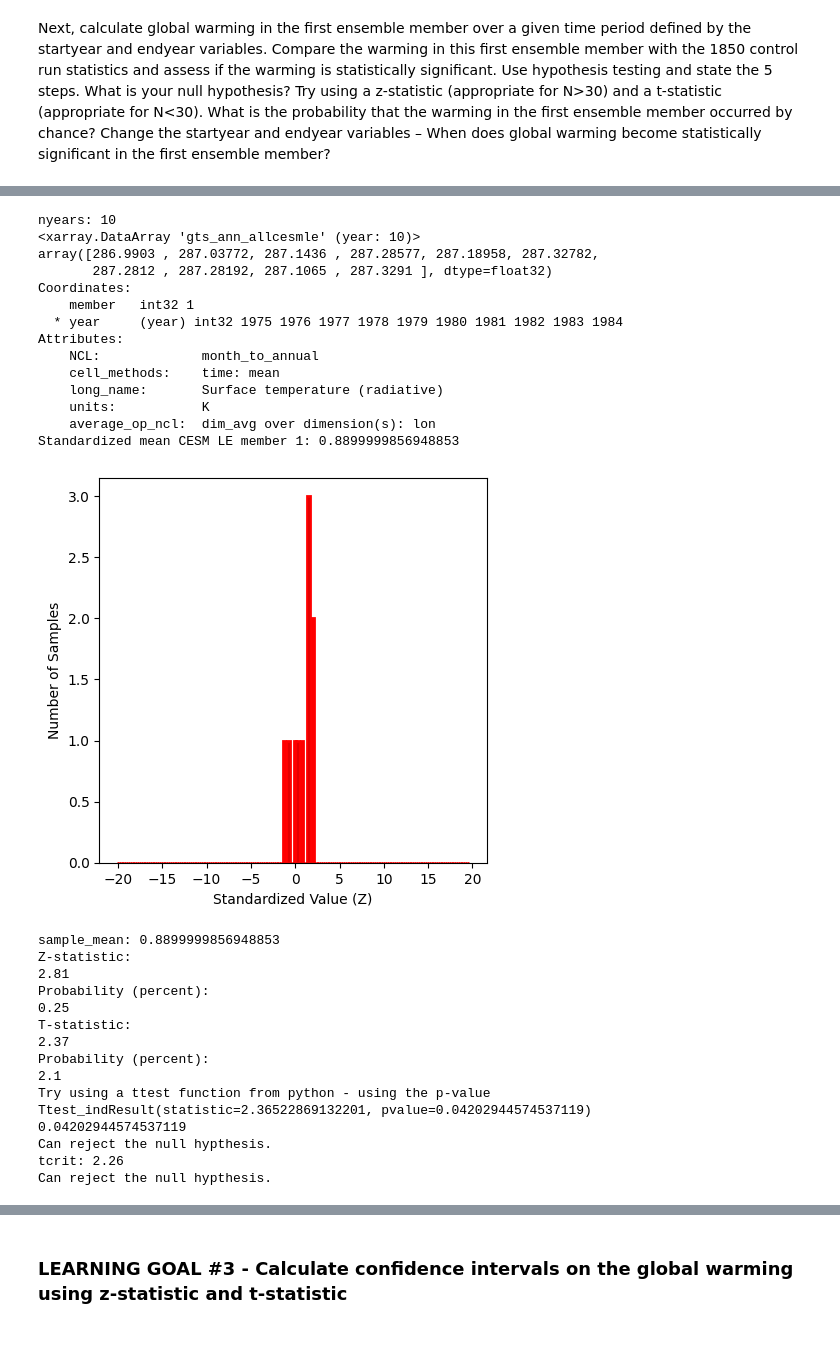
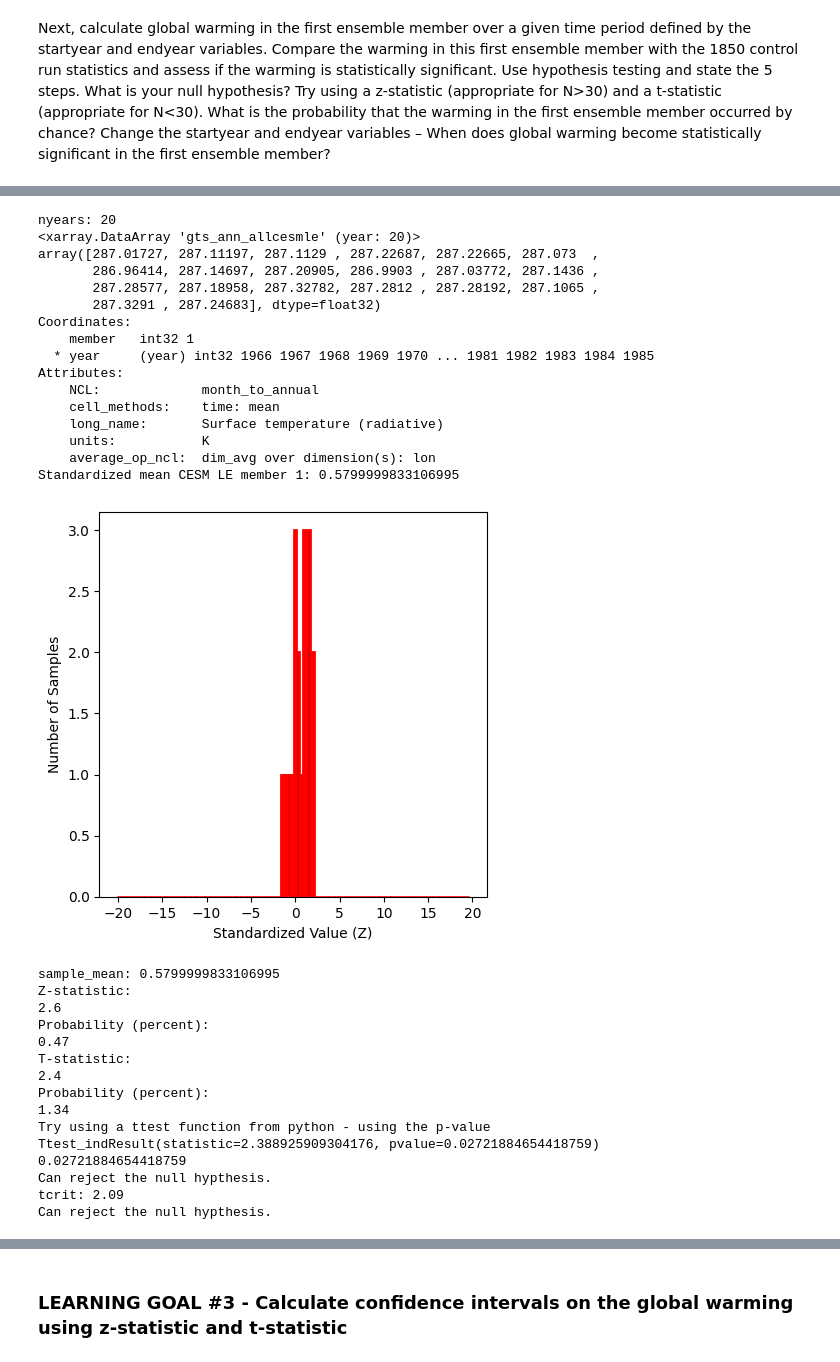
Before and after one commit to GilbertCloud/ATOC5860, a Jupyter notebook: labs/lab1/ATOC5860_applicationslab1_ztest_ttest.ipynb, the cells around one changed output, grey strips where cells are left out. Cells and saved outputs as stored; diff of their text form; code cells hidden in the pictures.

```diff
--- a/labs/lab1/ATOC5860_applicationslab1_ztest_ttest.ipynb
+++ b/labs/lab1/ATOC5860_applicationslab1_ztest_ttest.ipynb
@@ -111,40 +124,42 @@ Next, calculate global warming in the first ensemble member over a given time pe
 # %%
 ### Next let's calculate the global warming in the first ensemble member over a given time period.
 ### Our end goal is compare this warming to the 1850 control run and assess if the warming is statistically significant.
 
 ### Start by standardizing member 1 data using the 1850 control mean and standard deviation
-startyear=1975 ##CHANGE ME
-endyear=1985   ##CHANGE ME
+startyear=1966 ##CHANGE ME
+endyear=1986   ##CHANGE ME
 nyrs=(endyear-startyear)
 print(f'nyears: {nyrs}')
 gts_mem1=gts.sel(member=1).sel(year=slice(startyear,endyear-1))
 print(gts_mem1)
 gts_mem1_norm=(gts_mem1-gts_1850_mean)/gts_1850_std
 
 print(f'Standardized mean CESM LE member 1: {np.round(np.mean(gts_mem1_norm).values,2)}')
 
 ## plot a histogram to see the range of values
 xinc = np.arange(-20,20,.25)
 hx=np.histogram(gts_mem1_norm,xinc);
 plt.bar(hx[1][:-1],hx[0],edgecolor = 'r', color = 'k', width = .25, linewidth = 2);
 plt.ylabel('Number of Samples');
 plt.xlabel('Standardized Value (Z)');
 # %% [output]
-nyears: 10
-<xarray.DataArray 'gts_ann_allcesmle' (year: 10)>
-array([286.9903 , 287.03772, 287.1436 , 287.28577, 287.18958, 287.32782,
-       287.2812 , 287.28192, 287.1065 , 287.3291 ], dtype=float32)
+nyears: 20
+<xarray.DataArray 'gts_ann_allcesmle' (year: 20)>
+array([287.01727, 287.11197, 287.1129 , 287.22687, 287.22665, 287.073  ,
+       286.96414, 287.14697, 287.20905, 286.9903 , 287.03772, 287.1436 ,
+       287.28577, 287.18958, 287.32782, 287.2812 , 287.28192, 287.1065 ,
+       287.3291 , 287.24683], dtype=float32)
 Coordinates:
     member   int32 1
-  * year     (year) int32 1975 1976 1977 1978 1979 1980 1981 1982 1983 1984
+  * year     (year) int32 1966 1967 1968 1969 1970 ... 1981 1982 1983 1984 1985
 Attributes:
     NCL:             month_to_annual
     cell_methods:    time: mean
     long_name:       Surface temperature (radiative)
     units:           K
     average_op_ncl:  dim_avg over dimension(s): lon
-Standardized mean CESM LE member 1: 0.8899999856948853
+Standardized mean CESM LE member 1: 0.5799999833106995
-[figure, old version]
+[figure, new version]
 # %%
 ## What is the probability that the mean annual global mean temperature was X assuming no global warming?
 ## Test the null hypothesis that the sample mean is equal to the population mean.
@@ -199,18 +214,18 @@ if np.abs(tw.statistic) > np.abs(tcrit):
 else:
     print('Cannot reject the null hypthesis.')
 # %% [output]
-sample_mean: 0.8899999856948853
+sample_mean: 0.5799999833106995
 Z-statistic:
-2.81
+2.6
 Probability (percent):
-0.25
+0.47
 T-statistic:
-2.37
+2.4
 Probability (percent):
-2.1
+1.34
 Try using a ttest function from python - using the p-value
-Ttest_indResult(statistic=2.36522869132201, pvalue=0.04202944574537119)
-0.04202944574537119
+Ttest_indResult(statistic=2.388925909304176, pvalue=0.02721884654418759)
+0.02721884654418759
 Can reject the null hypthesis.
-tcrit: 2.26
+tcrit: 2.09
 Can reject the null hypthesis.
```
Also changed, not shown: parts of 7 cells of this notebook, 1 other file.
